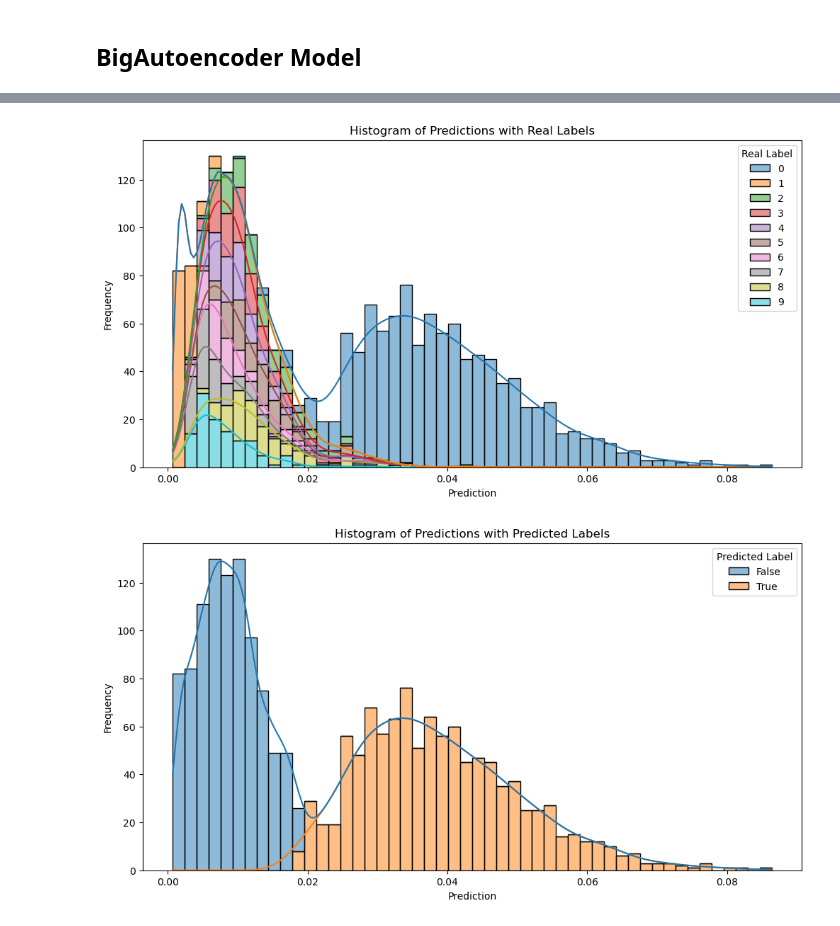
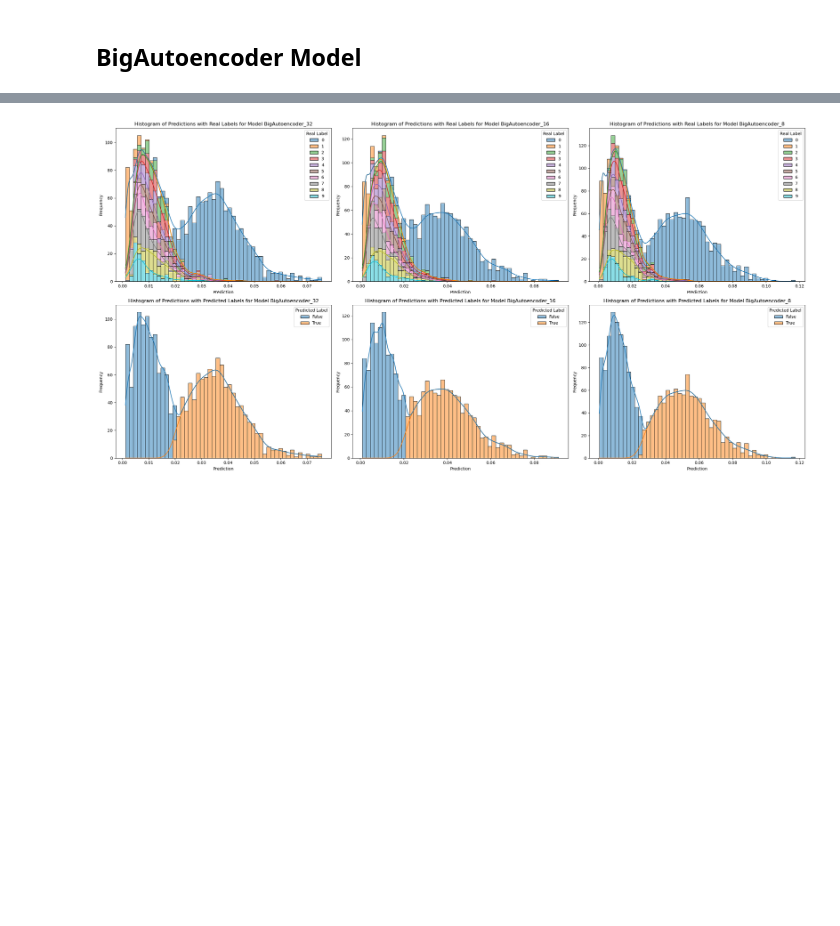
Before and after one commit to KacperPerz/snn_review, a Jupyter notebook: jupyters/mnist.ipynb, the cells around one changed output, grey strips where cells are left out. Saved outputs shown, nothing was run; the diff lists cells and outputs as text; code cells hidden in the pictures; blank space fills up the shorter version.

```diff
--- a/jupyters/mnist.ipynb
+++ b/jupyters/mnist.ipynb
@@ -369,10 +605,0 @@ for threshold in thresholds:
-# %%
-# Find the threshold with the highest F1 score
-best_threshold_index = torch.argmax(torch.tensor(f1_scores))
-best_threshold = thresholds[best_threshold_index]
-best_precision = precisions[best_threshold_index]
-best_recall = recalls[best_threshold_index]
-
-print(f'Best Threshold: {best_threshold:.4f}')
-print(f'Precision at Best Threshold: {best_precision:.4f}')
-print(f'Recall at Best Threshold: {best_recall:.4f}')
@@ -661,10 +932,0 @@ for threshold in thresholds:
-# %%
-# Find the threshold with the highest F1 score
-best_threshold_index = torch.argmax(torch.tensor(f1_scores))
-best_threshold = thresholds[best_threshold_index]
-best_precision = precisions[best_threshold_index]
-best_recall = recalls[best_threshold_index]
-
-print(f'Best Threshold: {best_threshold:.4f}')
-print(f'Precision at Best Threshold: {best_precision:.4f}')
-print(f'Recall at Best Threshold: {best_recall:.4f}')
@@ -686,36 +933,44 @@ fpr = fp/(fp + tn)
 # %%
 import seaborn as sns
 import pandas as pd
 
-# Convert predictions and labels to numpy arrays for plotting
-all_predictions_np = all_predictions.cpu().numpy()
-sorted_labels_np = sorted_labels.cpu().numpy()
-predicted_labels_np = positive_class.cpu().numpy()
-
-# Create a DataFrame for easier plotting
-data = {
-    'Prediction': all_predictions_np,
-    'Real Label': sorted_labels_np,
-    'Predicted Label': predicted_labels_np
+names = {
+    0: 'BigAutoencoder_32',
+    1: 'BigAutoencoder_16',
+    2: 'BigAutoencoder_8'
 }
 
-df = pd.DataFrame(data)
+fig, axes = plt.subplots(2, 3, figsize=(24, 12))
 
-# Plot the histogram
-plt.figure(figsize=(12, 6))
-sns.histplot(data=df, x='Prediction', hue='Real Label', multiple='stack', palette='tab10', bins=50, kde=True)
-plt.title('Histogram of Predictions with Real Labels')
-plt.xlabel('Prediction')
-plt.ylabel('Frequency')
+for idx, model in enumerate(models):
+    # Convert predictions and labels to numpy arrays for plotting
+    all_predictions_np = all_predictions[idx].cpu().numpy()
+    sorted_labels_np = torch.tensor(sorted_labels[idx]).cpu().numpy()
+    predicted_labels_np = (all_predictions[idx] >= torch.quantile(all_predictions[idx].cpu(), thresholds[best_threshold_index])).cpu().numpy()
+
+    # Create a DataFrame for easier plotting
+    data = {
+        'Prediction': all_predictions_np,
+        'Real Label': sorted_labels_np,
+        'Predicted Label': predicted_labels_np
+    }
+
+    df = pd.DataFrame(data)
+
+    # Plot the histogram of predictions with real labels
+    sns.histplot(data=df, x='Prediction', hue='Real Label', multiple='stack', palette='tab10', bins=50, kde=True, ax=axes[0, idx])
+    axes[0, idx].set_title(f'Histogram of Predictions with Real Labels for Model {names[idx]}')
+    axes[0, idx].set_xlabel('Prediction')
+    axes[0, idx].set_ylabel('Frequency')
+
+    # Plot the histogram of predictions with predicted labels
+    sns.histplot(data=df, x='Prediction', hue='Predicted Label', multiple='stack', palette='tab10', bins=50, kde=True, ax=axes[1, idx])
+    axes[1, idx].set_title(f'Histogram of Predictions with Predicted Labels for Model {names[idx]}')
+    axes[1, idx].set_xlabel('Prediction')
+    axes[1, idx].set_ylabel('Frequency')
+
+plt.tight_layout()
 plt.show()
-
-plt.figure(figsize=(12, 6))
-sns.histplot(data=df, x='Prediction', hue='Predicted Label', multiple='stack', palette='tab10', bins=50, kde=True)
-plt.title('Histogram of Predictions with Predicted Labels')
-plt.xlabel('Prediction')
-plt.ylabel('Frequency')
-plt.show()
 # %% [output]
-[figure, old version]
+[figure, new version]
-[figure, removed]
 # %%
```
Also changed, not shown: parts of 24 cells of this notebook.
